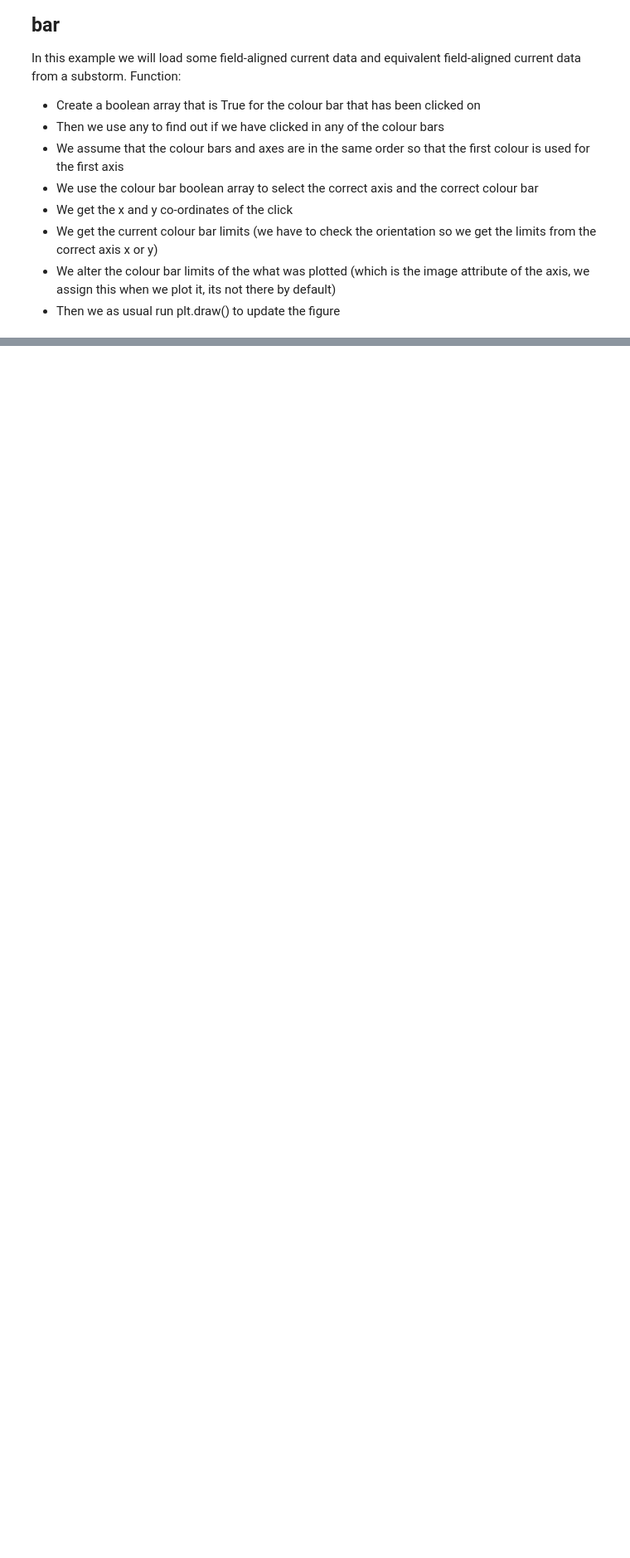
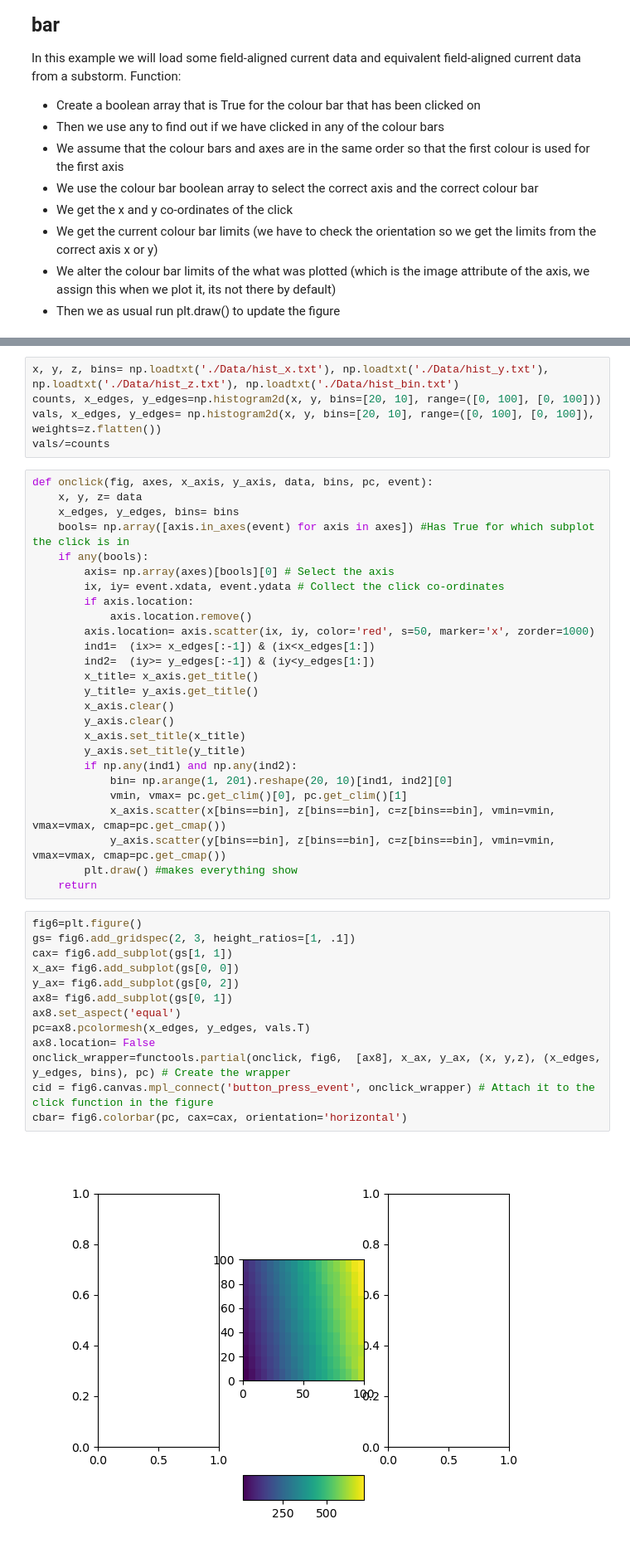
Before and after one commit to 08walkersj/Python_Tutorials, a Jupyter notebook: plotting/Clickable_Plots_Tutorial.ipynb, the cells around one changed output, grey strips where cells are left out. Shown at 83% size. Saved outputs shown, nothing was run; the diff lists cells and outputs as text; blank space fills up the shorter version.

Commit message:
Clickable plots histogram example

```diff
--- a/plotting/Clickable_Plots_Tutorial.ipynb
+++ b/plotting/Clickable_Plots_Tutorial.ipynb
@@ -224,0 +273,46 @@ cid = fig5.canvas.mpl_connect('button_press_event', onclick_wrapper) # Attach it
+# %%
+x, y, z, bins= np.loadtxt('./Data/hist_x.txt'), np.loadtxt('./Data/hist_y.txt'), np.loadtxt('./Data/hist_z.txt'), np.loadtxt('./Data/hist_bin.txt')
+counts, x_edges, y_edges=np.histogram2d(x, y, bins=[20, 10], range=([0, 100], [0, 100]))
+vals, x_edges, y_edges= np.histogram2d(x, y, bins=[20, 10], range=([0, 100], [0, 100]), weights=z.flatten())
+vals/=counts
+# %%
+def onclick(fig, axes, x_axis, y_axis, data, bins, pc, event):
+    x, y, z= data
+    x_edges, y_edges, bins= bins
+    bools= np.array([axis.in_axes(event) for axis in axes]) #Has True for which subplot the click is in
+    if any(bools):
+        axis= np.array(axes)[bools][0] # Select the axis
+        ix, iy= event.xdata, event.ydata # Collect the click co-ordinates
+        if axis.location:
+            axis.location.remove()
+        axis.location= axis.scatter(ix, iy, color='red', s=50, marker='x', zorder=1000)
+        ind1=  (ix>= x_edges[:-1]) & (ix<x_edges[1:])
+        ind2=  (iy>= y_edges[:-1]) & (iy<y_edges[1:])
+        x_title= x_axis.get_title()
+        y_title= y_axis.get_title()
+        x_axis.clear()
+        y_axis.clear()
+        x_axis.set_title(x_title)
+        y_axis.set_title(y_title)
+        if np.any(ind1) and np.any(ind2):
+            bin= np.arange(1, 201).reshape(20, 10)[ind1, ind2][0]
+            vmin, vmax= pc.get_clim()[0], pc.get_clim()[1]
+            x_axis.scatter(x[bins==bin], z[bins==bin], c=z[bins==bin], vmin=vmin, vmax=vmax, cmap=pc.get_cmap())
+            y_axis.scatter(y[bins==bin], z[bins==bin], c=z[bins==bin], vmin=vmin, vmax=vmax, cmap=pc.get_cmap())
+        plt.draw() #makes everything show
+    return
+# %%
+fig6=plt.figure()
+gs= fig6.add_gridspec(2, 3, height_ratios=[1, .1])
+cax= fig6.add_subplot(gs[1, 1])
+x_ax= fig6.add_subplot(gs[0, 0])
+y_ax= fig6.add_subplot(gs[0, 2])
+ax8= fig6.add_subplot(gs[0, 1])
+ax8.set_aspect('equal')
+pc=ax8.pcolormesh(x_edges, y_edges, vals.T)
+ax8.location= False
+onclick_wrapper=functools.partial(onclick, fig6,  [ax8], x_ax, y_ax, (x, y,z), (x_edges, y_edges, bins), pc) # Create the wrapper
+cid = fig6.canvas.mpl_connect('button_press_event', onclick_wrapper) # Attach it to the click function in the figure
+cbar= fig6.colorbar(pc, cax=cax, orientation='horizontal')
+# %% [output]
+[figure, added]
```
Also changed, not shown: parts of 2 cells of this notebook, 7 other files.
